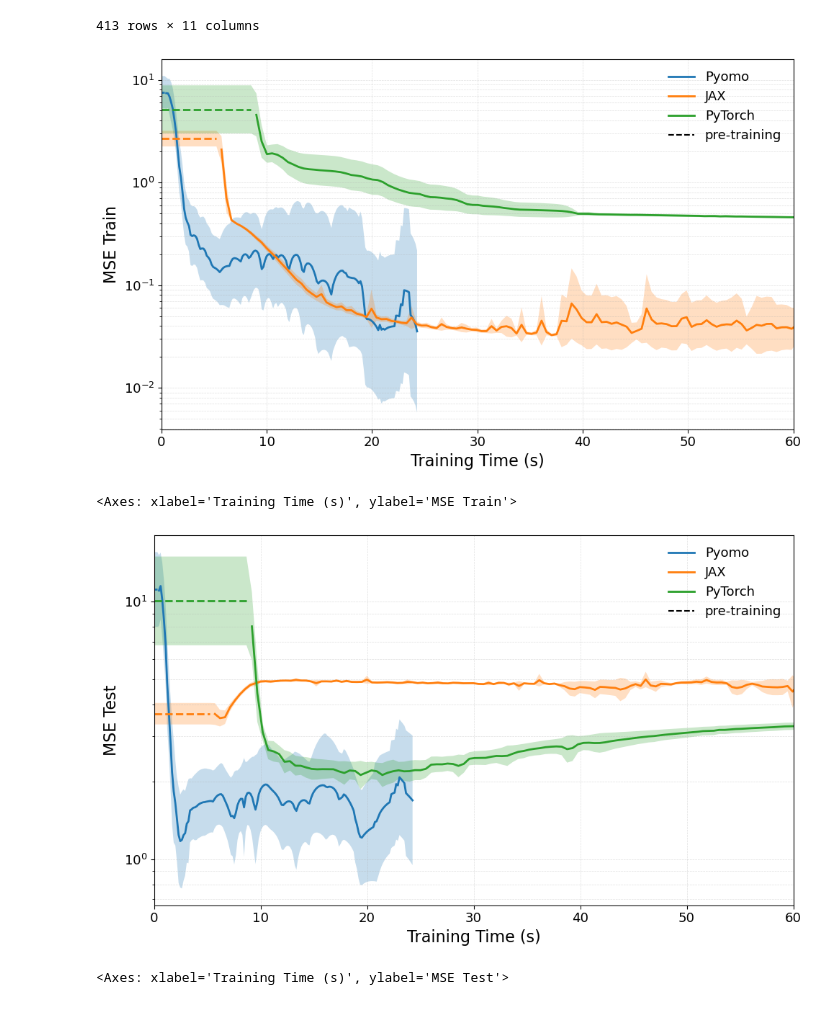
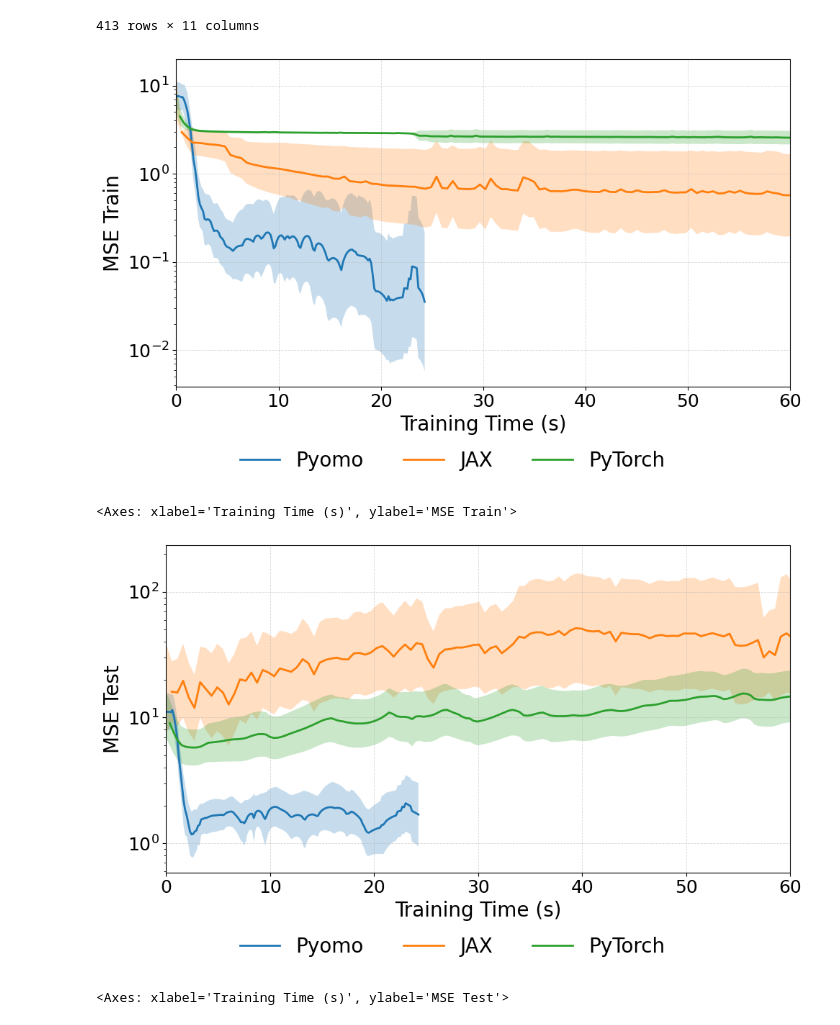
Before and after one commit to mariashapo/NODE, a Jupyter notebook: src/analysis/synthetic/training_conv_vdp.ipynb, the cells around one changed output. Saved outputs shown, nothing was run; the diff lists cells and outputs as text; code cells hidden in the pictures.

```diff
--- a/src/analysis/synthetic/training_conv_vdp.ipynb
+++ b/src/analysis/synthetic/training_conv_vdp.ipynb
@@ -299,38 +299,42 @@ max_q_maps = {
 }
 # %%
 plot_time_bands(
-    comparison_dfs,
+    comparison_dfs_no_pretrain,
     y_col="mse_train",  # or "mse_test"
     title="",
     logy=True,
     align_grid = False,
     figsize=(10, 6),
-    label_fontsize=16,
-    tick_fontsize=13,
-    legend_fontsize=13,
+    label_fontsize=20,
+    tick_fontsize=18,
+    legend_fontsize=20,
     title_fontsize=16,
     tmax_quantile=max_q_maps,
     xlim =(0, 60),
     y_label="MSE Train",
+    legend_bbox_y=-0.02,
+    legend_ncol=4,
 )
 # %% [output]
-[figure, old version]
+[figure, new version]
 <Axes: xlabel='Training Time (s)', ylabel='MSE Train'>
 # %%
 plot_time_bands(
-    comparison_dfs,
+    comparison_dfs_no_pretrain,
     y_col="mse_test",  # or "mse_test"
     title="",
     logy=True,
     align_grid = False,
     figsize=(10, 6),
-    label_fontsize=16,
-    tick_fontsize=13,
-    legend_fontsize=13,
+    label_fontsize=20,
+    tick_fontsize=18,
+    legend_fontsize=20,
     title_fontsize=16,
     xlim =(0, 60),
     y_label="MSE Test",
+    legend_bbox_y=-0.02,
+    legend_ncol=4,
 )
 # %% [output]
-[figure, old version]
+[figure, new version]
 <Axes: xlabel='Training Time (s)', ylabel='MSE Test'>
```
Also changed, not shown: parts of 5 cells of this notebook, 17 other files.
